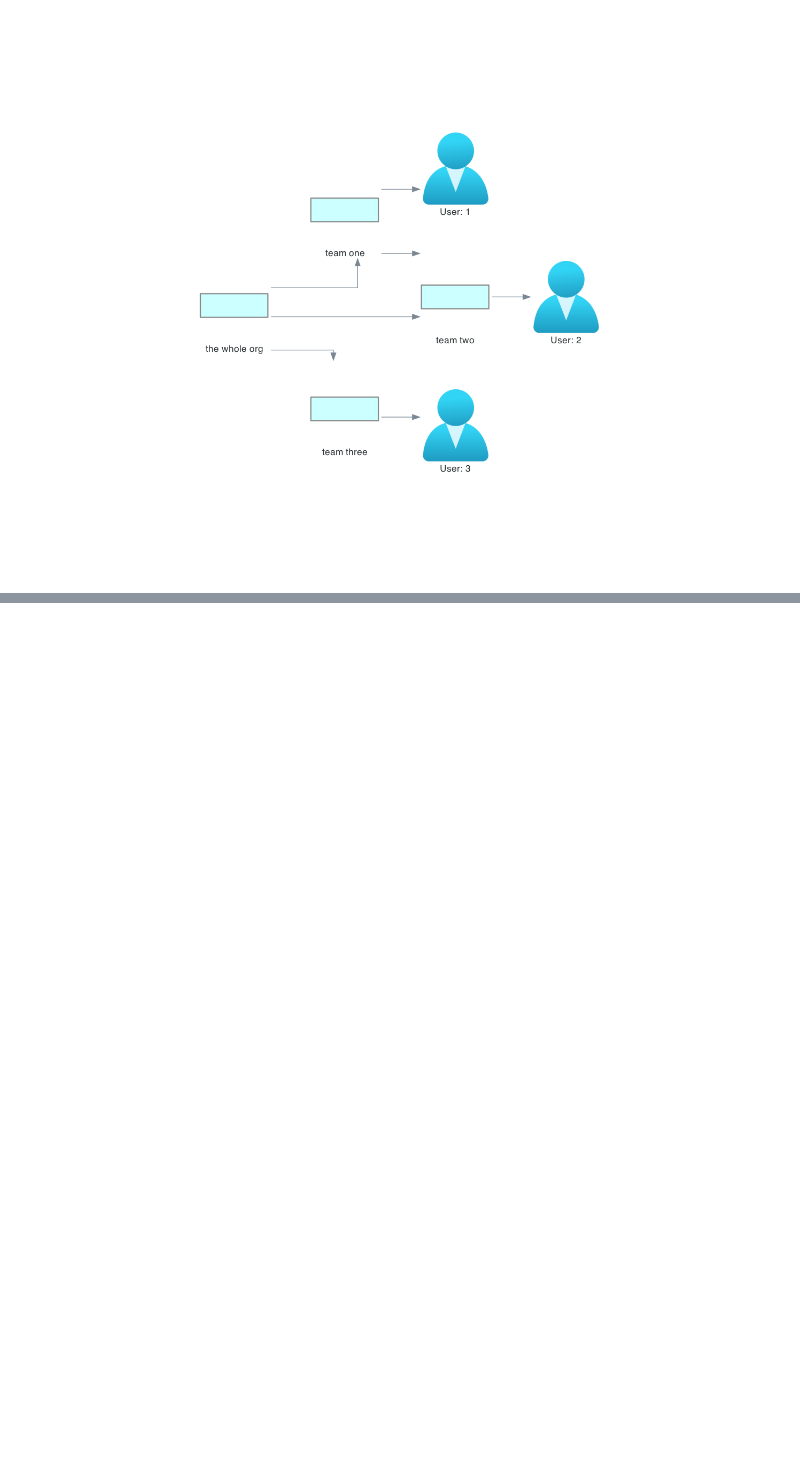
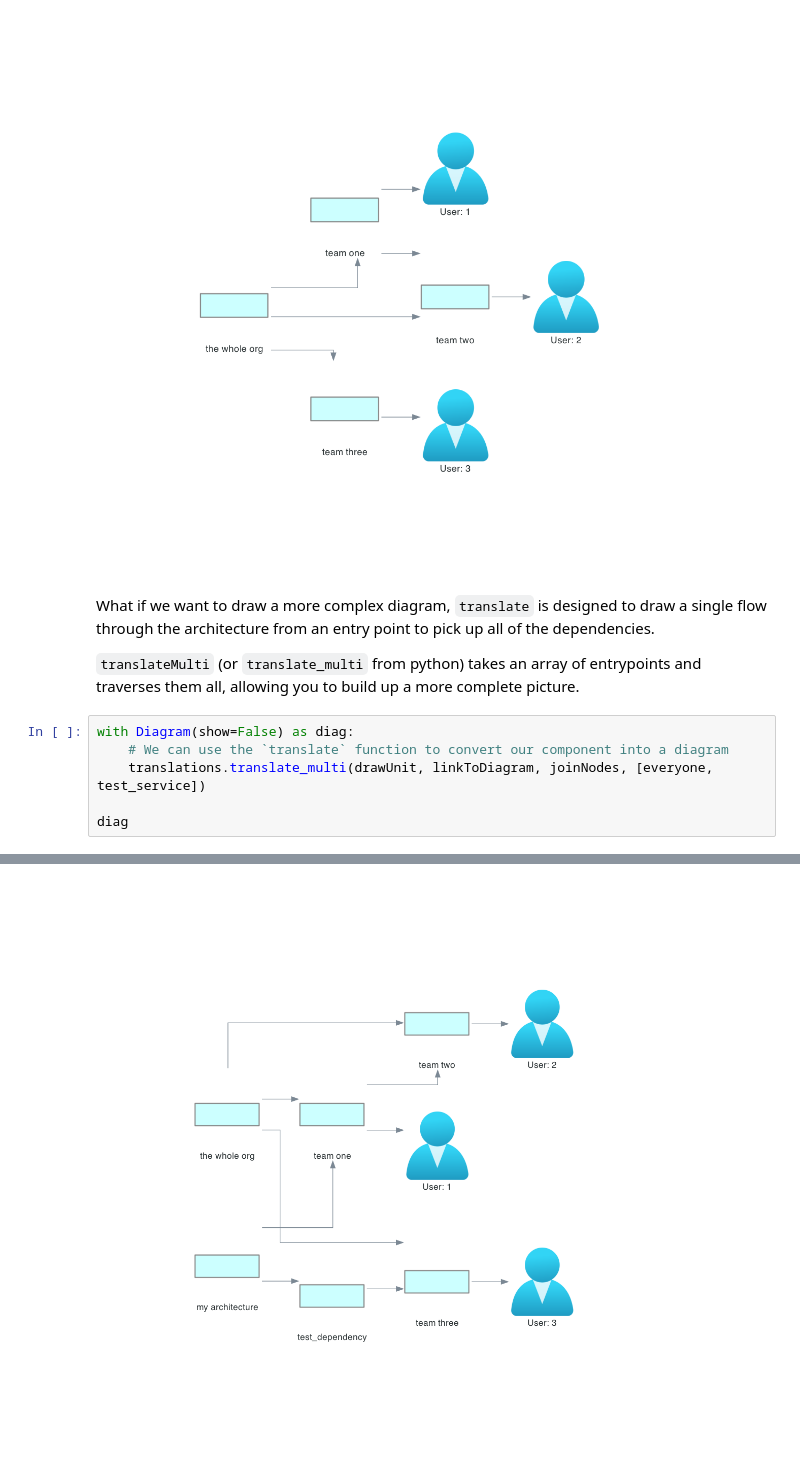
Before and after one commit to TomFreeman/architecture-modelling, a Jupyter notebook: native.ipynb, the cells around one changed output, grey strips where cells are left out. Saved outputs shown, nothing was run; the diff lists cells and outputs as text; blank space fills up the shorter version.

Commit message:
Add ability to translate starting from multiple points.

```diff
--- a/native.ipynb
+++ b/native.ipynb
@@ -124,3 +124,14 @@ with Diagram(show=False) as diag:
 diag
 # %% [output]
 [figure]
+# %% [markdown]
+What if we want to draw a more complex diagram, `translate` is designed to draw a single flow through the architecture from an entry point to pick up all of the dependencies.
+
+`translateMulti` (or `translate_multi` from python) takes an array of entrypoints and traverses them all, allowing you to build up a more complete picture.
+# %%
+with Diagram(show=False) as diag:
+    # We can use the `translate` function to convert our component into a diagram
+    translations.translate_multi(drawUnit, linkToDiagram, joinNodes, [everyone, test_service])
+
+diag
+# %% [output]
@@ -126,0 +139 @@ diag
+[figure, added]
```
Also changed, not shown: parts of 3 cells of this notebook, 2 other files.
